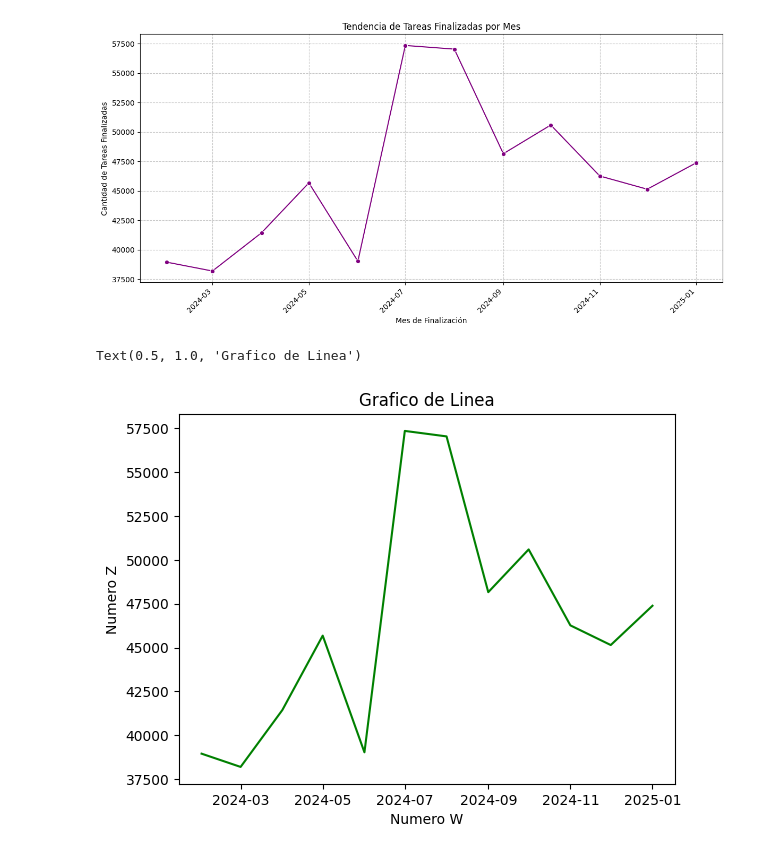
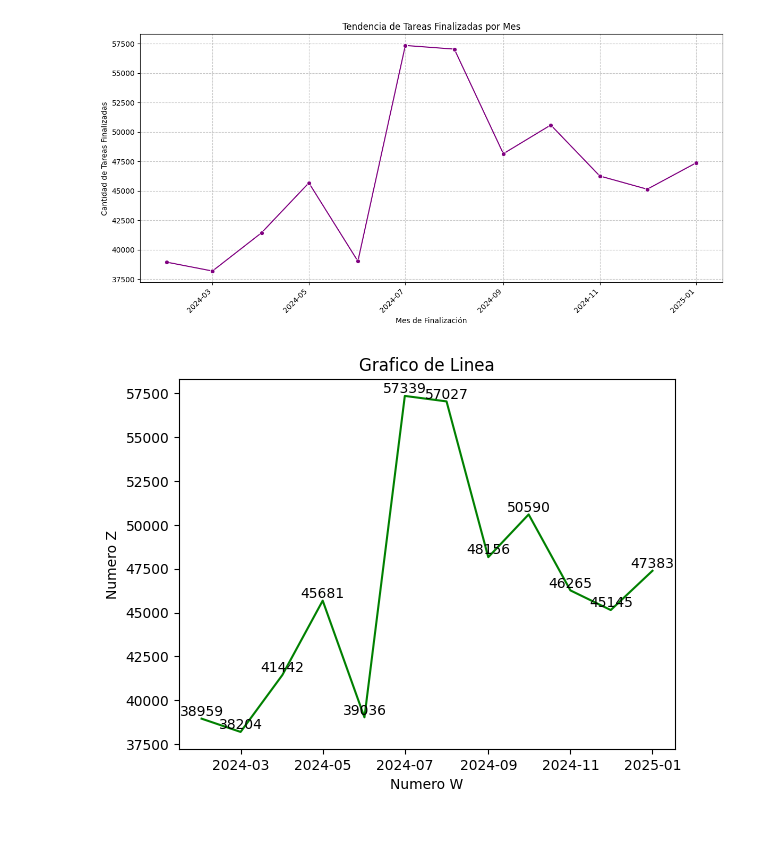
Before and after one commit to Armando1701/UTEC_Phyton_Jorge, a Jupyter notebook: Proyecto_UTEC.ipynb, the cells around one changed output. Cells and saved outputs as stored; diff of their text form; code cells hidden in the pictures.

```diff
--- a/Proyecto_UTEC.ipynb
+++ b/Proyecto_UTEC.ipynb
@@ -132,10 +132,11 @@ z = tareas_por_mes['cantidad']
 # %%
 plt.plot(w, z, 'g')
 plt.xlabel('Numero W')
 plt.ylabel('Numero Z')
+plt.title('Grafico de Linea')
 
-plt.title('Grafico de Linea')
-#plt.show()
+# Add values inside the line
+for i, (x_val, y_val) in enumerate(zip(w, z)):
+    plt.text(x_val, y_val, f'{y_val}', ha='center', va='bottom', color='black')
 # %% [output]
-Text(0.5, 1.0, 'Grafico de Linea')
-[figure, old version]
+[figure, new version]
```
